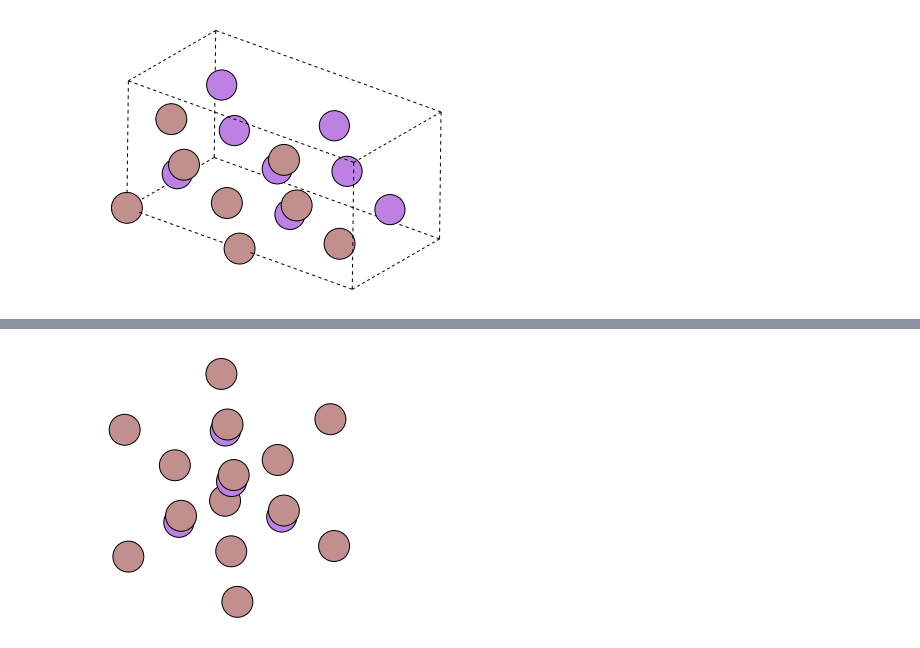
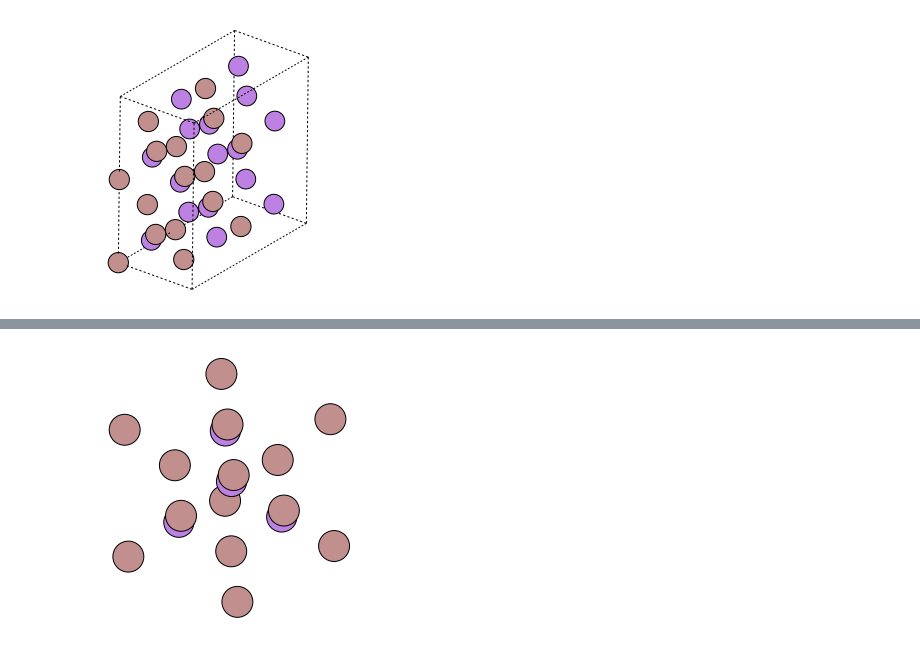
Before and after one commit to RUCO13/ruco-phd-project, a Jupyter notebook: phd-codes/atom-structures/Heterostructure.ipynb, the cells around one changed output, grey strips where cells are left out. Cells and saved outputs as stored; diff of their text form; code cells hidden in the pictures.

```diff
--- a/phd-codes/atom-structures/Heterostructure.ipynb
+++ b/phd-codes/atom-structures/Heterostructure.ipynb
@@ -11,35 +11,35 @@ from ase.io.xsf import read_xsf, write_xsf
 from ase.build import make_supercell, bulk
 import numpy as np
 from ase import Atoms
 from ase.lattice import *
 from ase.dft.kpoints import *
 from ase.optimize import BFGS,LBFGS
 from gpaw import GPAW, PW, FermiDirac
 from ase.constraints import ExpCellFilter
 
 plt.rcParams['axes.facecolor']= 'none'
 plt.rcParams['figure.facecolor'] = 'none'
 
 a = 5.628  # Lattice parameter
 GaAs = crystal(['Ga','As'],
                 basis=[(0,0,0),(0.25,0.25,0.25)],
                 spacegroup=216,
                 cellpar=[a,a,a,90,90,90]
               )
 bp = GaAs.cell.bandpath()
 path = GaAs.cell.bandpath()
 atoms =GaAs
 atoms.pbc = (False, False, True)
 #atoms.center(vacuum=1.0, axis=2)
-atoms *=(1,1,2)
+atoms *=(2,2,1)
 plt.figure(figsize=(7,5))
 ax0 = plot_atoms(atoms,
            radii=0.5,
            rotation='40x,45y,30z',
             )
 ax0.set_axis_off()
 # %% [output]
-[figure, old version]
+[figure, new version]
 # %%
 view(atoms)
 # %% [output]
```
Also changed, not shown: parts of 1 cell of this notebook, 18 other files.
